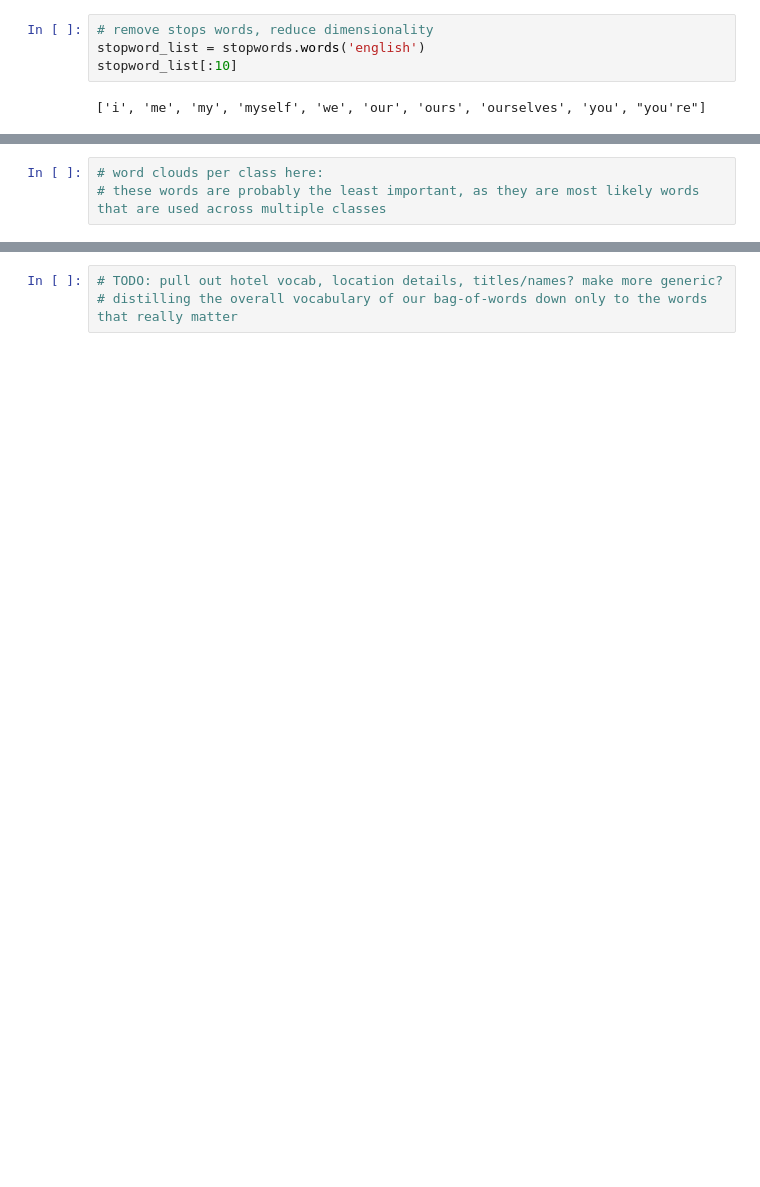
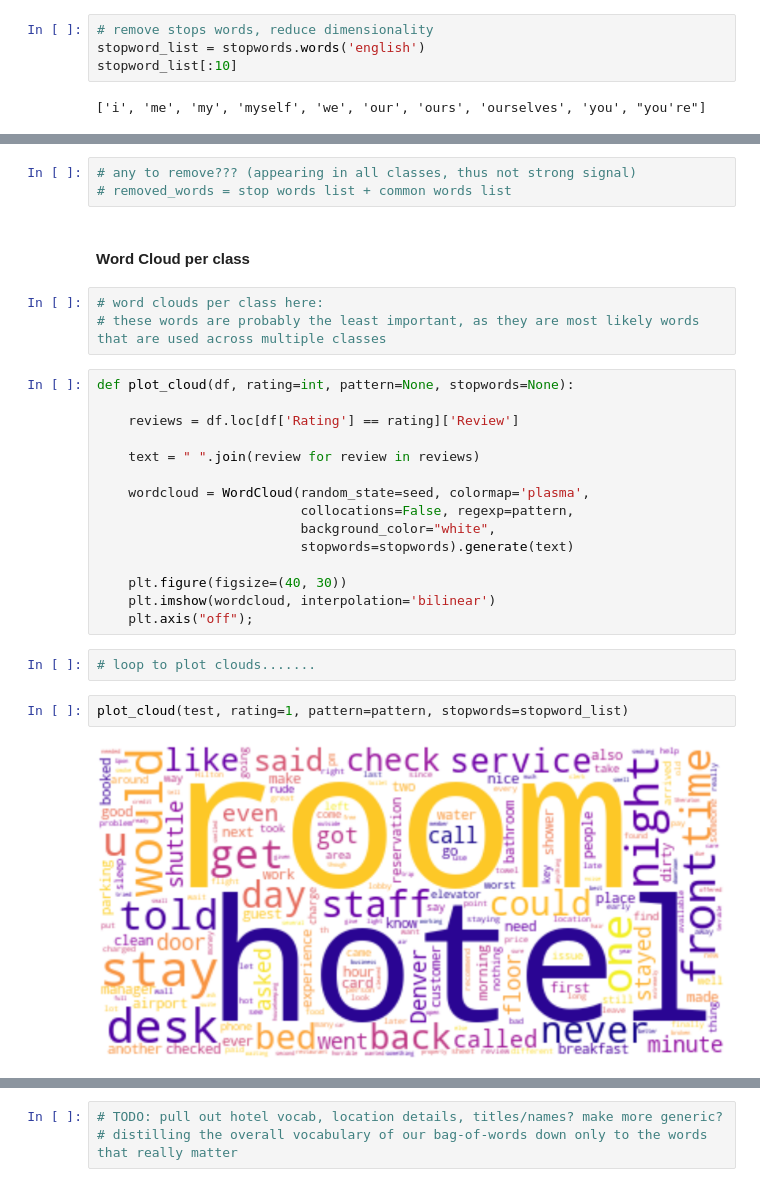
Before and after one commit to anna-dang/mod05-capstone-NLP, a Jupyter notebook: NLP_and_modeling.ipynb, the cells around one changed output, grey strips where cells are left out. Saved outputs shown, nothing was run; the diff lists cells and outputs as text; blank space fills up the shorter version.

```diff
--- a/NLP_and_modeling.ipynb
+++ b/NLP_and_modeling.ipynb
@@ -339,3 +352,29 @@ stopped_tokens = [w.lower() for w in tokens if w.lower() not in stopword_list]
+# %%
+# any to remove??? (appearing in all classes, thus not strong signal)
+# removed_words = stop words list + common words list
+# %% [markdown]
+#### Word Cloud per class
 # %%
 # word clouds per class here:
 # these words are probably the least important, as they are most likely words that are used across multiple classes
+# %%
+def plot_cloud(df, rating=int, pattern=None, stopwords=None):
+
+    reviews = df.loc[df['Rating'] == rating]['Review']
+
+    text = " ".join(review for review in reviews)
+
+    wordcloud = WordCloud(random_state=seed, colormap='plasma',
+                          collocations=False, regexp=pattern,
+                          background_color="white",
+                          stopwords=stopwords).generate(text)
+
+    plt.figure(figsize=(40, 30))
+    plt.imshow(wordcloud, interpolation='bilinear')
+    plt.axis("off");
+# %%
+# loop to plot clouds.......
+# %%
+plot_cloud(test, rating=1, pattern=pattern, stopwords=stopword_list)
+# %% [output]
+[figure, added]
```
Also changed, not shown: parts of 60 cells of this notebook, 2 other files.
